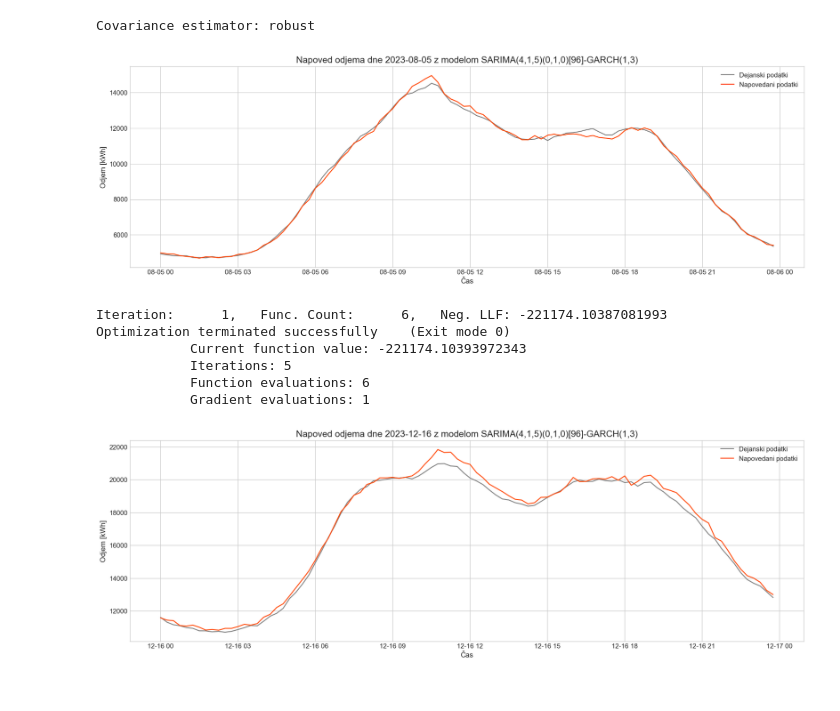
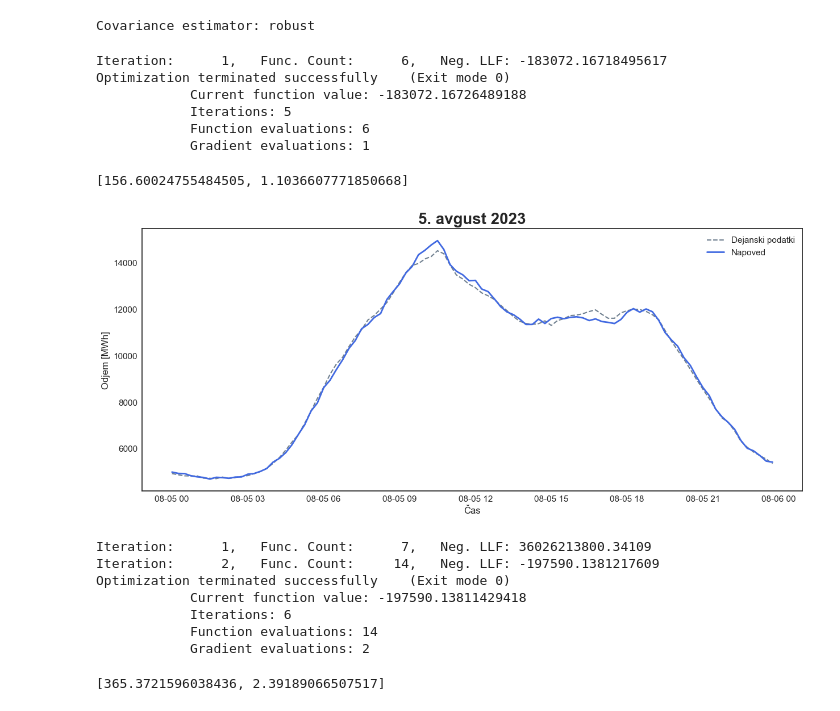
Before and after one commit to karolina-sa/Matematika-z-racunalnikom-projekt, a Jupyter notebook: 18_5_2024.ipynb, the cells around one changed output. Drawn from its saved outputs; the diff is of its cells as text; code cells hidden in the pictures.

Commit message:
Napovedi

```diff
--- a/18_5_2024.ipynb
+++ b/18_5_2024.ipynb
@@ -316,17 +316,6 @@ def napoved_na_OG_skala (podatki, napoved, dan, naslednji_dan):
     end = naslednji_dan + ' 00:00:00'
 
     return(np.exp(napoved_ + np.log(podatki.loc[start:end, 'Odjem ACT'].shift(-1)[dan])))
-
-def izrisi_graf_napovedi (podatki, napoved, naslov):
-    '''Funkcija izrisi_graf_napovedi izriše graf napovedi'''
-    plt.style.use('seaborn-whitegrid')
-    plt.plot(podatki, label='Dejanski podatki', color='gray')
-    plt.plot(napoved, label='Napovedani podatki', color='orangered')
-    plt.title(naslov, fontsize=15)
-    plt.xlabel('Čas')
-    plt.ylabel('Odjem [kWh]')
-    plt.legend()
-    plt.show()
 # %%
 def ARIMA_no_exog(p, d, q, train):
     model = sm.tsa.statespace.SARIMAX(train, order=(p, d, q))
@@ -635,26 +624,55 @@ def SARIMA_GARCH_forecast(podatki, train_data, train_exog, test_data, test_exog,
     forecast_OG = napoved_na_OG_skala(podatki, forecastDf['Forecast'], day, next_day)
 
     return forecast_OG
+
+def izrisi_graf_napovedi (podatki, napoved, naslov):
+    '''Funkcija izrisi_graf_napovedi izriše graf napovedi'''
+    sns.set(rc={'figure.figsize':(15, 6)})
+    plt.style.use('seaborn-white')
+    plt.plot(podatki, label='Dejanski podatki', color='slategrey', ls='--', linewidth=1.5)
+    plt.plot(napoved, label='Napoved', color = 'royalblue', linewidth=2) # , color='orangered'
+    plt.title(naslov, fontsize=20, weight='bold')
+    plt.xlabel('Čas')
+    plt.ylabel('Odjem [MWh]')
+    plt.legend()
+    plt.show()
-# %%
-forecast_AG_1 = SARIMA_GARCH_forecast(podatki, train_data_diff_96, train_exog, test_data_diff_96, test_exog, day, next_day)
-izrisi_graf_napovedi(podatki.loc[day, 'Odjem ACT'], forecast_AG_1, 'Napoved odjema dne 2023-08-05 z modelom SARIMA(4,1,5)(0,1,0)[96]-GARCH(1,3)')
-# %% [output]
-[figure, removed]
+# %%
+forecast_AG_1 = SARIMA_GARCH_forecast(podatki, train_data_diff_96, train_exog, test_data_diff_96, test_exog, day, next_day)
+# %% [output]
+Iteration:      1,   Func. Count:      6,   Neg. LLF: -183072.16718495617
+Optimization terminated successfully    (Exit mode 0)
+            Current function value: -183072.16726489188
+            Iterations: 5
+            Function evaluations: 6
+            Gradient evaluations: 1
+# %%
+rmse_mape_AG_1 = RMSE_MAPE(podatki.loc[day, 'Odjem ACT'], forecast_AG_1)
+rmse_mape_AG_1
+# %% [output]
+[156.60024755484505, 1.1036607771850668]
+# %%
+izrisi_graf_napovedi(podatki.loc[day, 'Odjem ACT'], forecast_AG_1, '5. avgust 2023')
+# %% [output]
+[figure, added]
 # %%
-train_data_diff_96_2 = ts_diff['2021-11-02':'2023-12-15']
-train_exog_2 = podatki.loc['2021-11-02':'2023-12-15', ['Temperatura FC', 'Sevanje FC']]
-day_2 = '2023-12-16'
-next_day_2 = '2023-12-17'
+train_data_diff_96_2 = ts_diff['2021-11-02':'2023-09-23']
+train_exog_2 = podatki.loc['2021-11-02':'2023-09-23', ['Temperatura FC', 'Sevanje FC']]
+day_2 = '2023-09-24'
+next_day_2 = '2023-09-25'
 test_data_diff_96_2 = ts_diff[day_2]
 test_exog_2 = podatki.loc[day_2, ['Temperatura FC', 'Sevanje FC']]
 
 forecast_AG_2 = SARIMA_GARCH_forecast(podatki, train_data_diff_96_2, train_exog_2, test_data_diff_96_2, test_exog_2, day_2, next_day_2)
-izrisi_graf_napovedi(podatki.loc[day_2, 'Odjem ACT'], forecast_AG_2, 'Napoved odjema dne 2023-12-16 z modelom SARIMA(4,1,5)(0,1,0)[96]-GARCH(1,3)')
 # %% [output]
-Iteration:      1,   Func. Count:      6,   Neg. LLF: -221174.10387081993
+Iteration:      1,   Func. Count:      7,   Neg. LLF: 36026213800.34109
+Iteration:      2,   Func. Count:     14,   Neg. LLF: -197590.1381217609
 Optimization terminated successfully    (Exit mode 0)
-            Current function value: -221174.10393972343
-            Iterations: 5
-            Function evaluations: 6
-            Gradient evaluations: 1
+            Current function value: -197590.13811429418
+            Iterations: 6
+            Function evaluations: 14
+            Gradient evaluations: 2
-[figure, removed]
+# %%
+rmse_mape_AG_2 = RMSE_MAPE(podatki.loc[day_2, 'Odjem ACT'], forecast_AG_2)
+rmse_mape_AG_2
+# %% [output]
+[365.3721596038436, 2.39189066507517]
```
Also changed, not shown: parts of 14 cells of this notebook, 21 other files.
